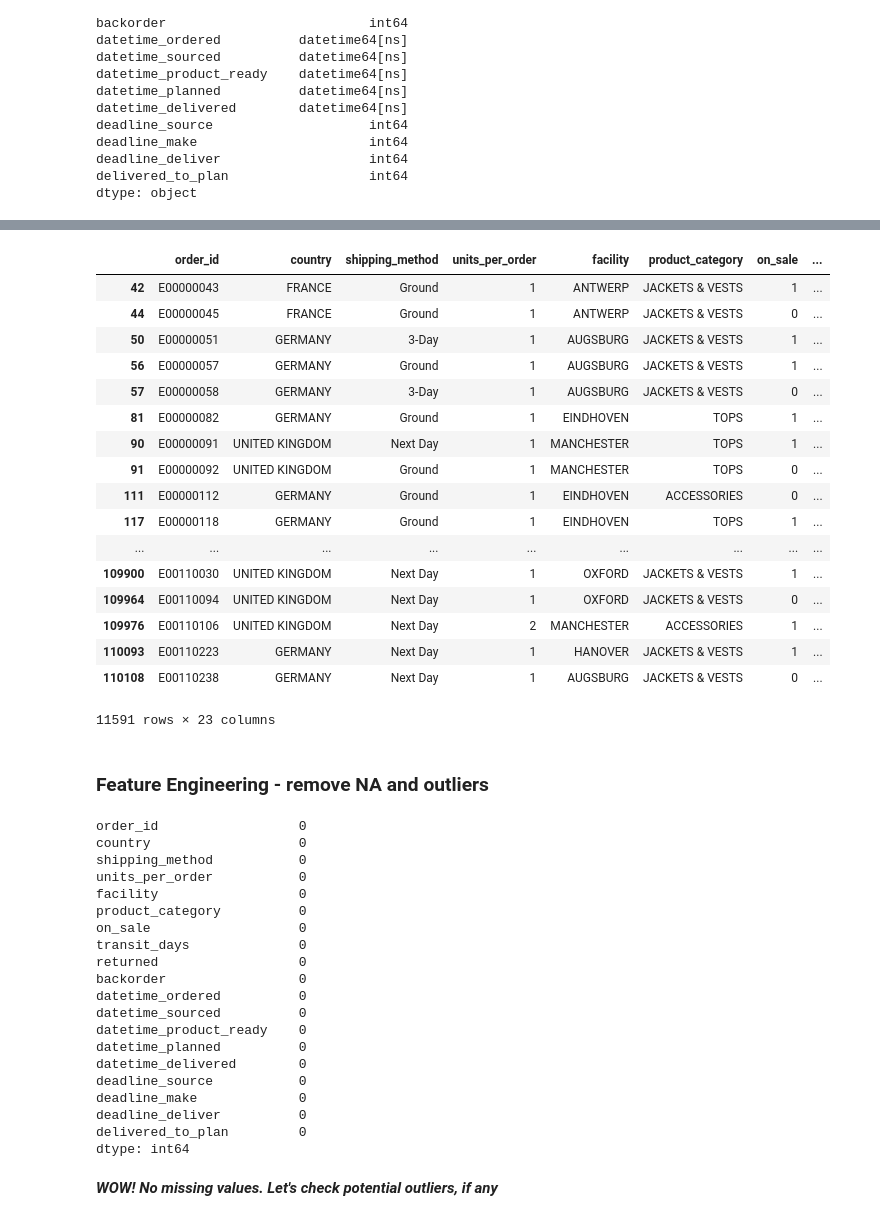
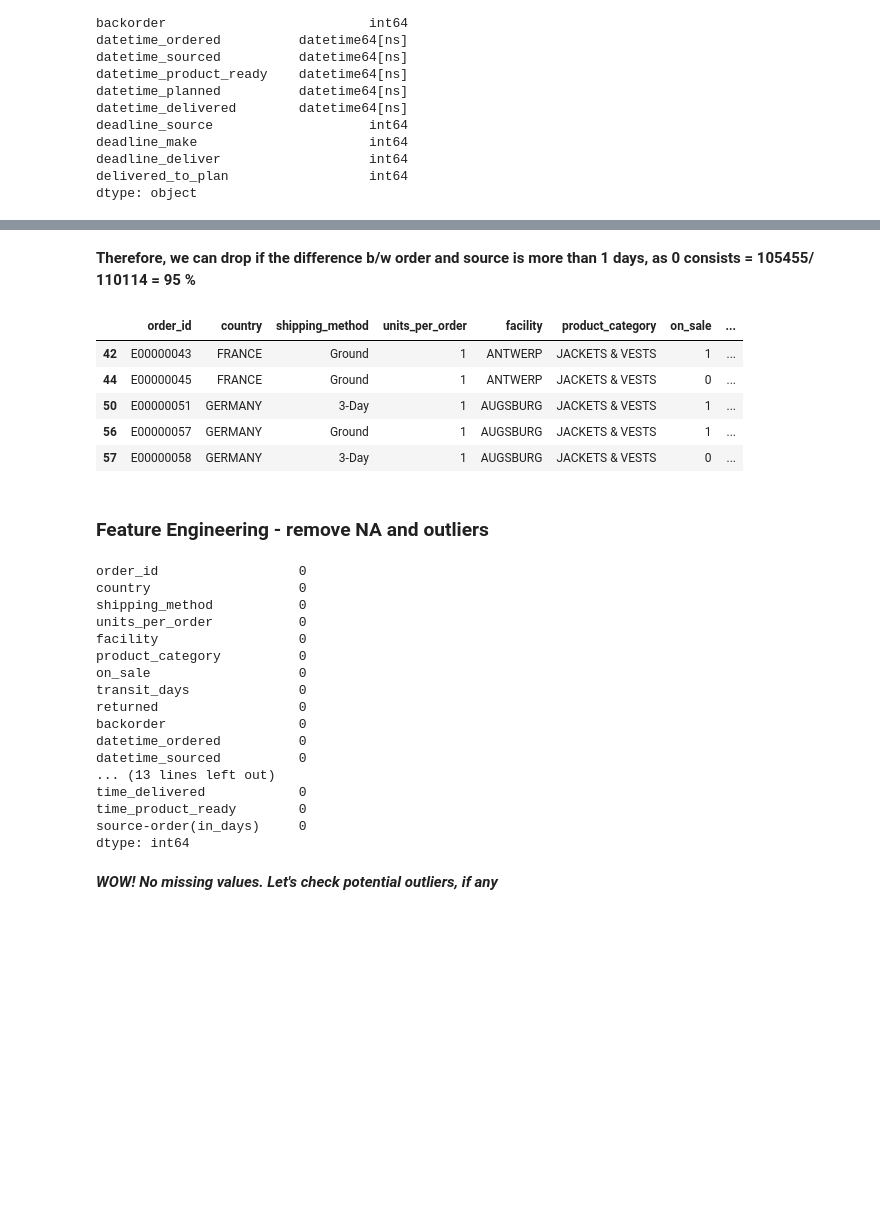
Before and after one commit to ghoshal7/Supply_Chain_Analytics, a Jupyter notebook: Supply_Chain_Notebook.ipynb, the cells around one changed output, grey strips where cells are left out. Saved outputs shown, nothing was run; the diff lists cells and outputs as text; code cells hidden in the pictures; blank space fills up the shorter version.

```diff
--- a/Supply_Chain_Notebook.ipynb
+++ b/Supply_Chain_Notebook.ipynb
@@ -24,6 +21,7 @@ downloaded.GetContentFile('CASE STUDY_DATA_LATE DELIVERY ROOT CAUSE.xlsx')
 # %%
 import numpy as np
 import pandas as pd
+pd.options.display.max_columns = None
 from dateutil import parser
 import matplotlib.pyplot as plt
 import seaborn as sb
@@ -159,29 +172,26 @@ Length: 500, dtype: timedelta64[ns]
+# %% [markdown]
+**Therefore, we can drop if the difference b/w order and source is more than 1 days, as 0 consists = 105455/ 110114 = 95 %**
 # %%
 df['date_order'] = df.datetime_ordered.apply(lambda datestamp: datestamp.date()) # date when order is planned
 df['date_planned'] = df.datetime_planned.apply(lambda datestamp: datestamp.date()) # date of promise delivery
 df['date_delivered'] = df.datetime_delivered.apply(lambda datestamp: datestamp.date()) # date when delivered
-df['date_product_ready'] = df.datetime_product_ready.apply(lambda datestamp: datestamp.date()) #
+df['date_product_ready'] = df.datetime_product_ready.apply(lambda datestamp: datestamp.date()) # date when ready
+
+df['time_order'] = df.datetime_ordered.apply(lambda datestamp: datestamp.time()) # time when order is planned
+df['time_planned'] = df.datetime_planned.apply(lambda datestamp: datestamp.time()) # time of promise delivery
+df['time_delivered'] = df.datetime_delivered.apply(lambda datestamp: datestamp.time()) # time when delivered
+df['time_product_ready'] = df.datetime_product_ready.apply(lambda datestamp: datestamp.time()) # time when ready
+
+df['source-order(in_days)']= (df.datetime_sourced - df.datetime_ordered).apply(lambda datestamp: datestamp.days)
 # %%
-df[df.delivered_to_plan == 0]
+df[df.delivered_to_plan == 0].head()
 # %% [output]
 |  | order_id | country | shipping_method | units_per_order | facility | product_category | on_sale | ... |
 | 42 | E00000043 | FRANCE | Ground | 1 | ANTWERP | JACKETS & VESTS | 1 | ... |
 | 44 | E00000045 | FRANCE | Ground | 1 | ANTWERP | JACKETS & VESTS | 0 | ... |
 | 50 | E00000051 | GERMANY | 3-Day | 1 | AUGSBURG | JACKETS & VESTS | 1 | ... |
 | 56 | E00000057 | GERMANY | Ground | 1 | AUGSBURG | JACKETS & VESTS | 1 | ... |
 | 57 | E00000058 | GERMANY | 3-Day | 1 | AUGSBURG | JACKETS & VESTS | 0 | ... |
-| 81 | E00000082 | GERMANY | Ground | 1 | EINDHOVEN | TOPS | 1 | ... |
-| 90 | E00000091 | UNITED KINGDOM | Next Day | 1 | MANCHESTER | TOPS | 1 | ... |
-| 91 | E00000092 | UNITED KINGDOM | Ground | 1 | MANCHESTER | TOPS | 0 | ... |
-| 111 | E00000112 | GERMANY | Ground | 1 | EINDHOVEN | ACCESSORIES | 0 | ... |
-| 117 | E00000118 | GERMANY | Ground | 1 | EINDHOVEN | TOPS | 1 | ... |
-| ... | ... | ... | ... | ... | ... | ... | ... | ... |
-| 109900 | E00110030 | UNITED KINGDOM | Next Day | 1 | OXFORD | JACKETS & VESTS | 1 | ... |
-| 109964 | E00110094 | UNITED KINGDOM | Next Day | 1 | OXFORD | JACKETS & VESTS | 0 | ... |
-| 109976 | E00110106 | UNITED KINGDOM | Next Day | 2 | MANCHESTER | ACCESSORIES | 1 | ... |
-| 110093 | E00110223 | GERMANY | Next Day | 1 | HANOVER | JACKETS & VESTS | 1 | ... |
-| 110108 | E00110238 | GERMANY | Next Day | 1 | AUGSBURG | JACKETS & VESTS | 0 | ... |
-11591 rows × 23 columns
 # %% [markdown]
 ### Feature Engineering - remove NA and outliers
 # %%
@@ -199,13 +209,10 @@ returned                  0
 backorder                 0
 datetime_ordered          0
 datetime_sourced          0
-datetime_product_ready    0
-datetime_planned          0
-datetime_delivered        0
-deadline_source           0
-deadline_make             0
-deadline_deliver          0
-delivered_to_plan         0
+... (13 lines left out)
+time_delivered            0
+time_product_ready        0
+source-order(in_days)     0
 dtype: int64
 # %% [markdown]
 ***WOW! No missing values. Let's check potential outliers, if any***
```
Also changed, not shown: parts of 10 cells of this notebook.
